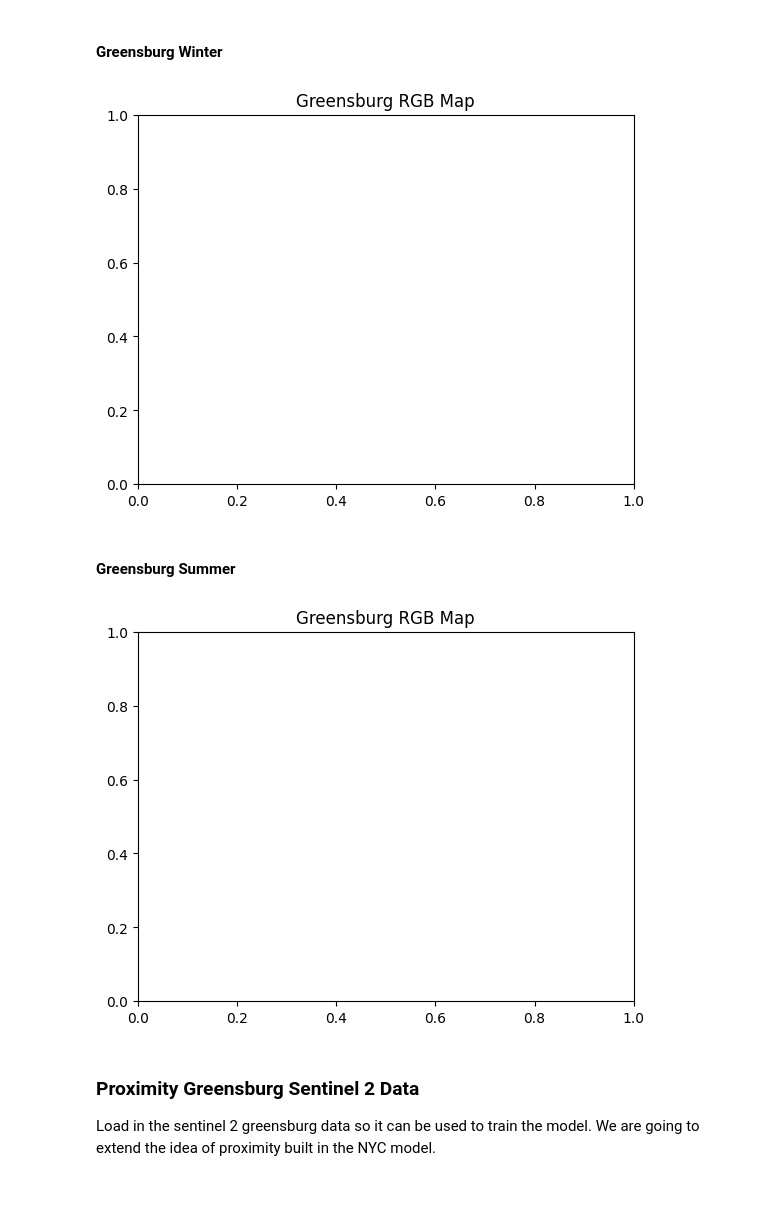
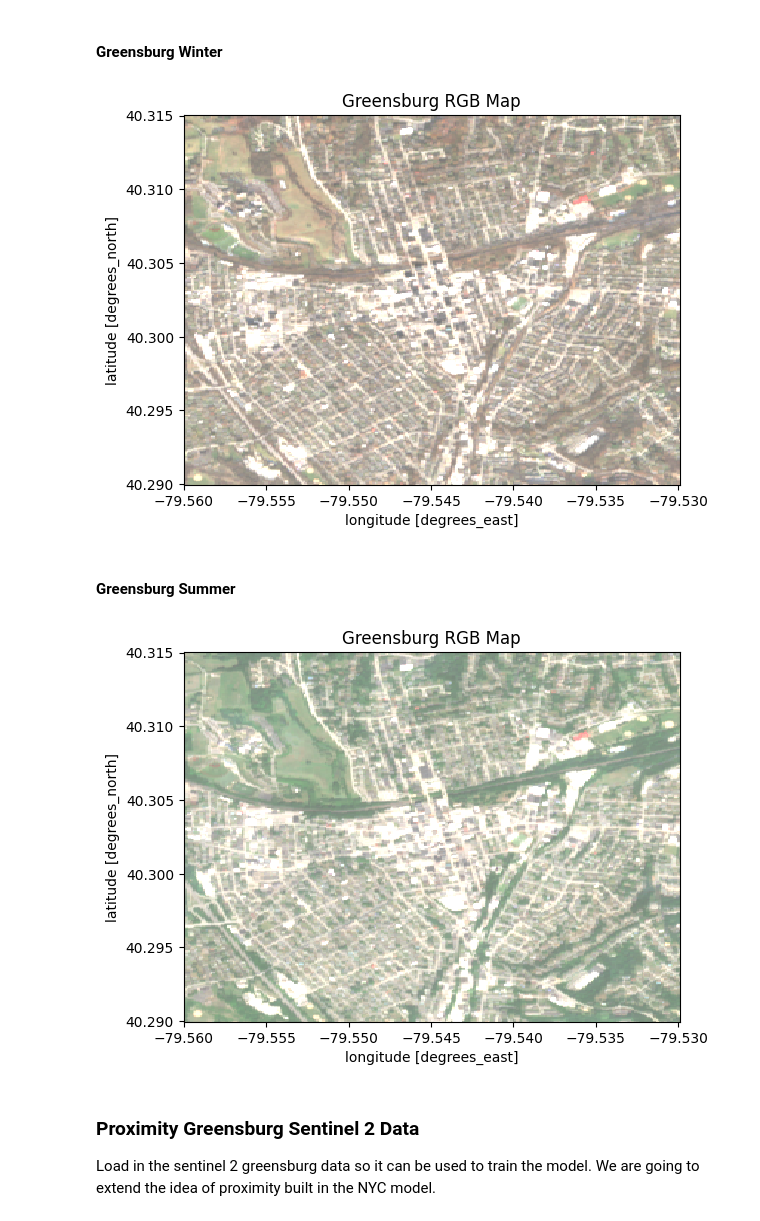
Before and after one commit to bennicholson2/Urban-Heat-Island-Prediction, a Jupyter notebook: code/greensburg_notebook.ipynb, the cells around one changed output. Drawn from its saved outputs; the diff is of its cells as text; code cells hidden in the pictures; blank space fills up the shorter version.

Commit message:
greensburg urban heat island prediction

```diff
--- a/code/greensburg_notebook.ipynb
+++ b/code/greensburg_notebook.ipynb
@@ -315,11 +315,14 @@ Sentinel 2 satellite is a polar orbiting satellite and has a 5 day revisit time
 ### Winter 2024/2025
 We are going to load in winter data to compare it to summer data to understand how different the landscapes can be and how this might impact UHI values.
 # %%
-greensburg_location = (-79.57534,40.27524,-79.52297,40.32744)
+greensburg_location = (-79.56,40.29,-79.53,40.315)
+#nyc_location = (-74.00, 40.75, -73.87, 40.86) # Bounding box for NYC
+
+
 winter_2024 = '2024-11-01/2025-03-01'
 sentinel_2_satellite = "sentinel-2-l2a"
 cloud_coverage = 30
 sentinel_2_bands = ["B01", "B02", "B03", "B04", "B05", "B06", "B07", "B08", "B8A", "B11", "B12"]
 resolution = 10
 
-#greensburg_sentinel_2_winters_2024_xarray = create_xarray_data(greensburg_location,winter_2024,sentinel_2_satellite,cloud_coverage,sentinel_2_bands,resolution)
+greensburg_sentinel_2_winters_2024_xarray = create_xarray_data(greensburg_location,winter_2024,sentinel_2_satellite,cloud_coverage,sentinel_2_bands,resolution)
@@ -326,3 +353,3 @@ resolution = 10
 # %%
 # get the median mosaic of sentinel 2 data
-#greensburg_sentinel_2_winters_2024 = median_mosaic(greensburg_sentinel_2_winters_2024_xarray)
+greensburg_sentinel_2_winters_2024 = median_mosaic(greensburg_sentinel_2_winters_2024_xarray)
@@ -560,13 +613,13 @@ We are going to compare the rgb of winter vs summer months to understand how imp
 # %%
 greensburg_sentinel_2_winters_data = pd.read_csv('/Users/ben_nicholson/Documents/vs_code/urban_heat_islands/greensburg_data/sentinel_2_data/sentinel_2_winters_data.csv',index_col=0)
 # %%
-#plot_data = greensburg_sentinel_2_winters_2024[['B04','B03','B02']].to_array()
+plot_data = greensburg_sentinel_2_winters_2024[['B04','B03','B02']].to_array()
 
-#plot_data.plot.imshow(vmin=0, vmax=2500)
+plot_data.plot.imshow(vmin=0, vmax=2500)
 plt.title('Greensburg RGB Map')
 plt.show()
 # %% [output]
-[figure, old version]
+[figure, new version]
 # %% [markdown]
 #### Greensburg Summer
 # %%
@@ -576,13 +629,13 @@ plt.show()
 # %%
 greensburg_sentinel_2_summer_data = pd.read_csv('/Users/ben_nicholson/Documents/vs_code/urban_heat_islands/greensburg_data/sentinel_2_data/sentinel_2_summer_data.csv',index_col=0)
 # %%
-#plot_data_summer = greensburg_sentinel_2_summer_2024[['B04','B03','B02']].to_array()
+plot_data_summer = greensburg_sentinel_2_summer_2024[['B04','B03','B02']].to_array()
 
-#plot_data_summer.plot.imshow(vmin=0, vmax=2500)
+plot_data_summer.plot.imshow(vmin=0, vmax=2500)
 plt.title('Greensburg RGB Map')
 plt.show()
 # %% [output]
-[figure, old version]
+[figure, new version]
 # %% [markdown]
 ### Proximity Greensburg Sentinel 2 Data
 Load in the sentinel 2 greensburg data so it can be used to train the model. We are going to extend the idea of proximity built in the NYC model.
```
Also changed, not shown: parts of 57 cells of this notebook, 12 other files.
